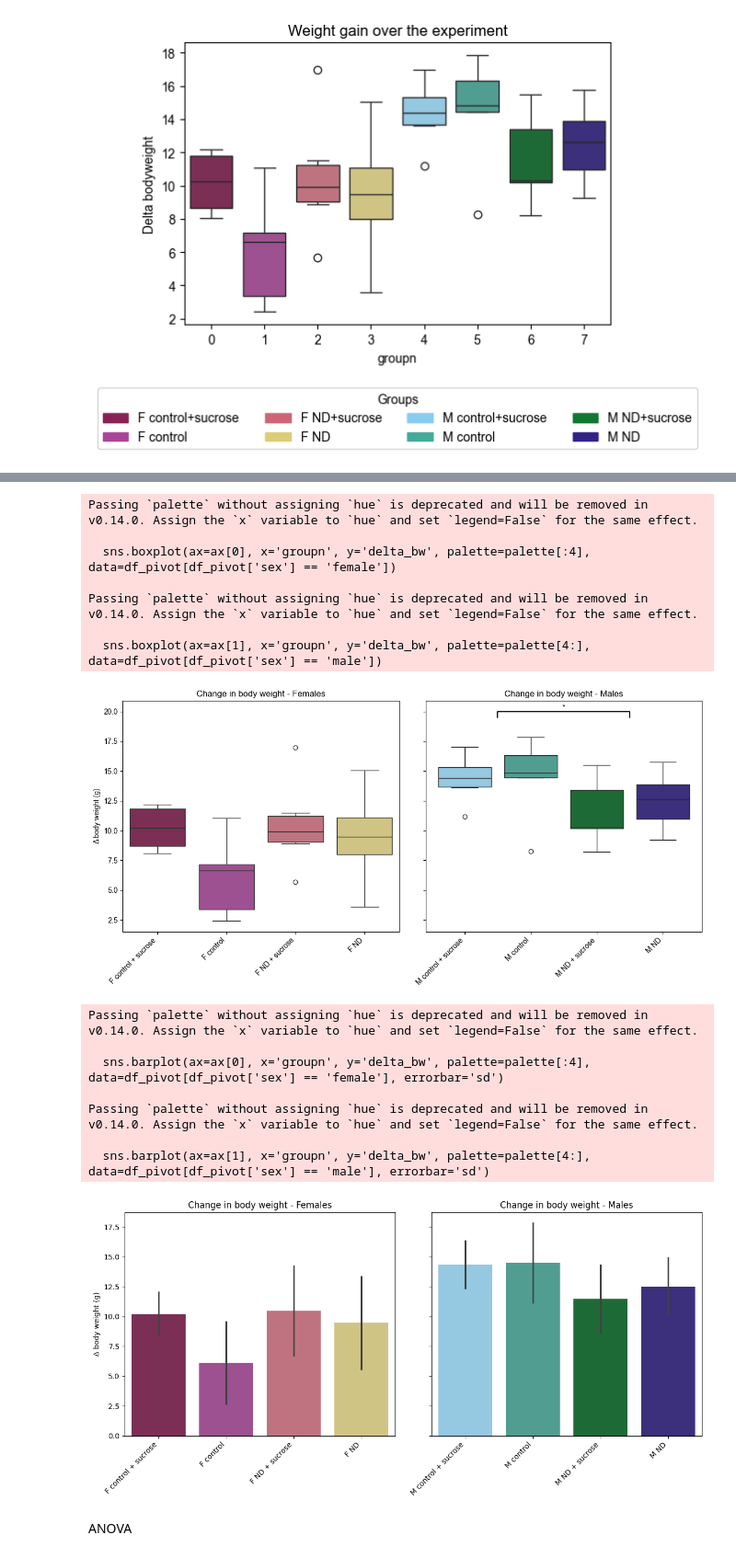
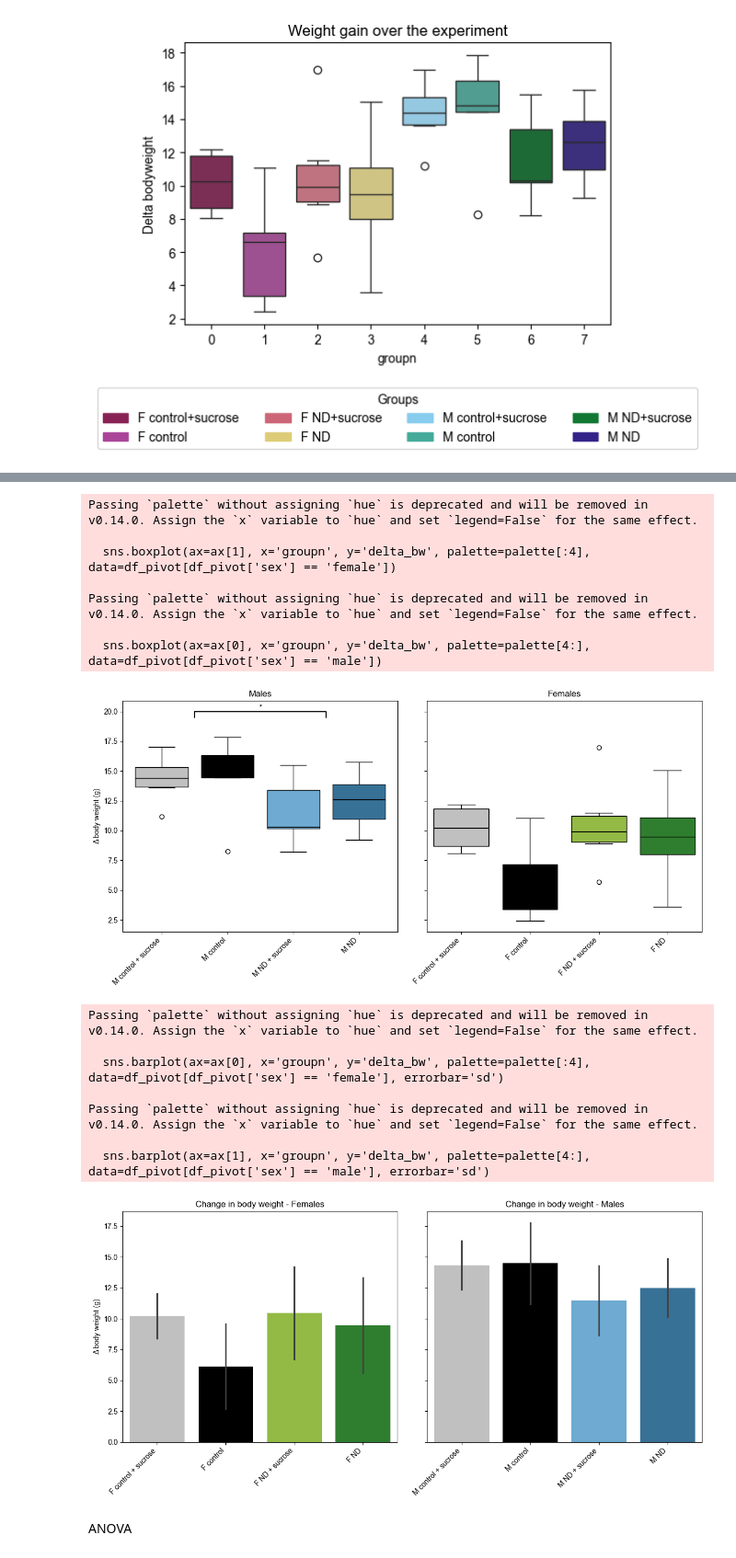
Before and after one commit to marijevisser/niacin, a Jupyter notebook: scripts/niacin_analysis_2.ipynb, the cells around one changed output, grey strips where cells are left out. Shown at 92% size. Saved outputs shown, nothing was run; the diff lists cells and outputs as text; code cells hidden in the pictures.

Commit message:
figure update 4

```diff
--- a/scripts/niacin_analysis_2.ipynb
+++ b/scripts/niacin_analysis_2.ipynb
@@ -1013,24 +1026,24 @@ Passing `palette` without assigning `hue` is deprecated and will be removed in v
 # %%
 # Create the figure and axes
 fig, ax = plt.subplots(ncols=2, figsize=(12, 6), sharey=True)
-custom_hex_values = ['#882255','#AA4499','#CC6677','#DDCC77','#88CCEE','#44AA99','#117733','#332288']
+custom_hex_values = ['silver','black','yellowgreen','forestgreen','silver','black','#5DADE2','#2874A6']
 palette = sns.color_palette(custom_hex_values, 8)
 
 # Create boxplots
-sns.boxplot(ax=ax[0], x='groupn', y='delta_bw', palette=palette[:4], data=df_pivot[df_pivot['sex'] == 'female'])
-sns.boxplot(ax=ax[1], x='groupn', y='delta_bw', palette=palette[4:], data=df_pivot[df_pivot['sex'] == 'male'])
+sns.boxplot(ax=ax[1], x='groupn', y='delta_bw', palette=palette[:4], data=df_pivot[df_pivot['sex'] == 'female'])
+sns.boxplot(ax=ax[0], x='groupn', y='delta_bw', palette=palette[4:], data=df_pivot[df_pivot['sex'] == 'male'])
 
 # Add titles and labels
-ax[0].set_title('Change in body weight - Females')
+ax[0].set_title('Males')
 ax[0].set_ylabel('Δ body weight (g)')
 ax[0].set_xlabel('')
-ax[1].set_title('Change in body weight - Males')
+ax[1].set_title('Females')
 ax[1].set_ylabel('')
 ax[1].set_xlabel('')
 
 # Set custom x-axis labels
-ax[0].set_xticklabels(['F control + sucrose', 'F control', 'F ND + sucrose', 'F ND'], rotation=45, ha='right')
-ax[1].set_xticklabels(['M control + sucrose', 'M control', 'M ND + sucrose', 'M ND'], rotation=45, ha='right')
+ax[1].set_xticklabels(['F control + sucrose', 'F control', 'F ND + sucrose', 'F ND'], rotation=45, ha='right')
+ax[0].set_xticklabels(['M control + sucrose', 'M control', 'M ND + sucrose', 'M ND'], rotation=45, ha='right')
 
 # Adding significance annotation for the male plot (ax[1])
 x1_index = 1  # Index for 'M control'
@@ -1039,9 +1052,9 @@ y = 20  # Y-position for the significance line
 text = '*'  # Text to indicate significance
 
 # Plot the line indicating significance
-ax[1].plot([x1_index-0.5, x1_index-0.5, x2_index+0.5, x2_index+0.5], [y-0.5, y, y, y-0.5], color='k', lw=1.5)
+ax[0].plot([x1_index-0.5, x1_index-0.5, x2_index+0.5, x2_index+0.5], [y-0.5, y, y, y-0.5], color='k', lw=1.5)
 # Plot the asterisk
-ax[1].text((x1_index + x2_index) * .5, y, text, ha='center', va='bottom', color='k')
+ax[0].text((x1_index + x2_index) * .5, y, text, ha='center', va='bottom', color='k')
 
 # Creating legend handles for females and males
 f_labels = ['F control + sucrose', 'F control', 'F ND + sucrose', 'F ND']
@@ -1055,17 +1068,17 @@ plt.show()
 # %% [output]
 Passing `palette` without assigning `hue` is deprecated and will be removed in v0.14.0. Assign the `x` variable to `hue` and set `legend=False` for the same effect.
 
-  sns.boxplot(ax=ax[0], x='groupn', y='delta_bw', palette=palette[:4], data=df_pivot[df_pivot['sex'] == 'female'])
+  sns.boxplot(ax=ax[1], x='groupn', y='delta_bw', palette=palette[:4], data=df_pivot[df_pivot['sex'] == 'female'])
 
 Passing `palette` without assigning `hue` is deprecated and will be removed in v0.14.0. Assign the `x` variable to `hue` and set `legend=False` for the same effect.
 
-  sns.boxplot(ax=ax[1], x='groupn', y='delta_bw', palette=palette[4:], data=df_pivot[df_pivot['sex'] == 'male'])
+  sns.boxplot(ax=ax[0], x='groupn', y='delta_bw', palette=palette[4:], data=df_pivot[df_pivot['sex'] == 'male'])
-[figure, old version]
+[figure, new version]
 # %%
 #same figure but then a barplot in case that is preferred.
 # Create the figure and axes
 fig, ax = plt.subplots(ncols=2, figsize=(12, 6), sharey=True)
-custom_hex_values = ['#882255','#AA4499','#CC6677','#DDCC77','#88CCEE','#44AA99','#117733','#332288']
+custom_hex_values = ['silver','black','yellowgreen','forestgreen','silver','black','#5DADE2','#2874A6']
 palette = sns.color_palette(custom_hex_values, 8)
 
 # Create bar plots
@@ -1074,34 +1087,34 @@ sns.barplot(ax=ax[1], x='groupn', y='delta_bw', palette=palette[4:], data=df_piv
 
 # Add titles and labels
 ax[0].set_title('Change in body weight - Females')
 ax[0].set_ylabel('Δ body weight (g)')
 ax[0].set_xlabel('')
 ax[1].set_title('Change in body weight - Males')
 ax[1].set_ylabel('')
 ax[1].set_xlabel('')
 
 # Set custom x-axis labels
 ax[0].set_xticklabels(['F control + sucrose', 'F control', 'F ND + sucrose', 'F ND'], rotation=45, ha='right')
 ax[1].set_xticklabels(['M control + sucrose', 'M control', 'M ND + sucrose', 'M ND'], rotation=45, ha='right')
 
 # Creating legend handles for females and males
 f_labels = ['F control + sucrose', 'F control', 'F ND + sucrose', 'F ND']
 m_labels = ['M control + sucrose', 'M control', 'M ND + sucrose', 'M ND']
 f_handles = [Patch(color=palette[i], label=label) for i, label in enumerate(f_labels)]
 m_handles = [Patch(color=palette[i+4], label=label) for i, label in enumerate(m_labels)]
 
 # Adjust layout
 plt.tight_layout()
 plt.show()
 # %% [output]
 Passing `palette` without assigning `hue` is deprecated and will be removed in v0.14.0. Assign the `x` variable to `hue` and set `legend=False` for the same effect.
 
   sns.barplot(ax=ax[0], x='groupn', y='delta_bw', palette=palette[:4], data=df_pivot[df_pivot['sex'] == 'female'], errorbar='sd')
 
 Passing `palette` without assigning `hue` is deprecated and will be removed in v0.14.0. Assign the `x` variable to `hue` and set `legend=False` for the same effect.
 
   sns.barplot(ax=ax[1], x='groupn', y='delta_bw', palette=palette[4:], data=df_pivot[df_pivot['sex'] == 'male'], errorbar='sd')
-[figure, old version]
+[figure, new version]
 # %% [markdown]
 ANOVA
 # %%
```
Also changed, not shown: parts of 8 cells of this notebook, 1 other file.
